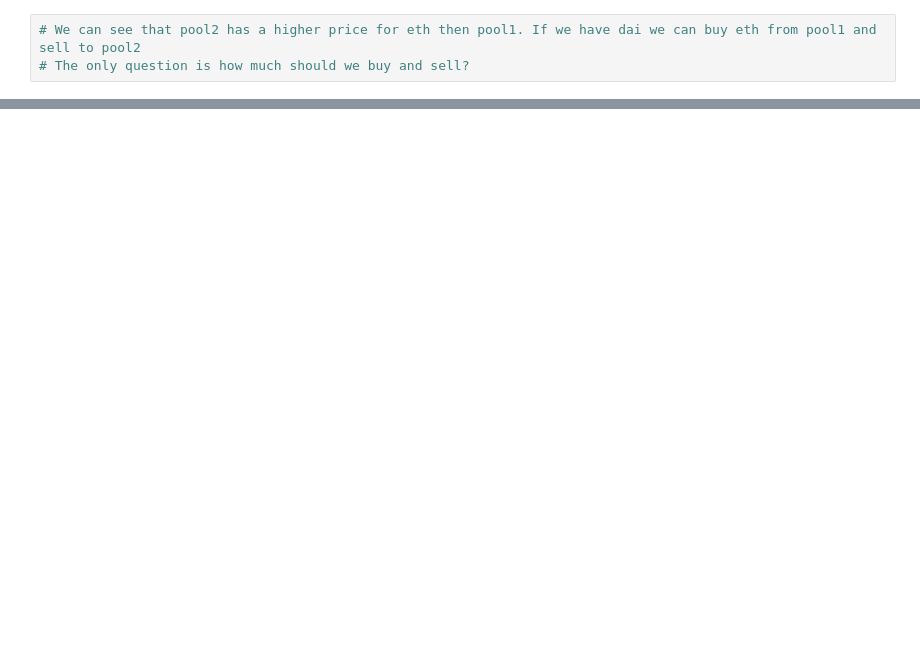
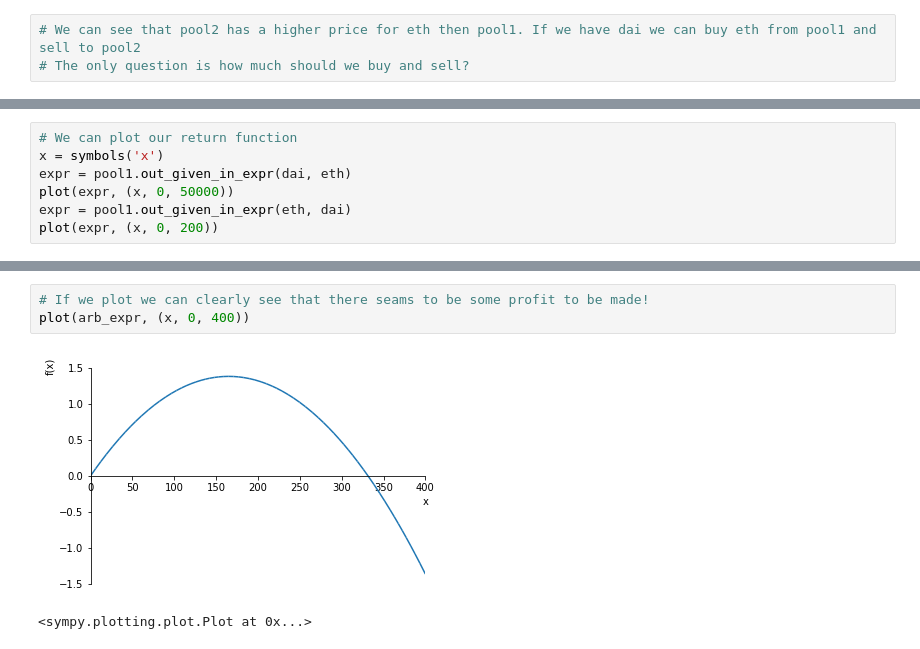
Before and after one commit to owodunni/arbie, a Jupyter notebook: example/Arbie.ipynb, the cells around one changed output, grey strips where cells are left out. Saved outputs shown, nothing was run; the diff lists cells and outputs as text; blank space fills up the shorter version.

```diff
--- a/example/Arbie.ipynb
+++ b/example/Arbie.ipynb
@@ -78,0 +26,7 @@ Text(0.5,1,'Profit graph')
+# %%
+# We can plot our return function
+x = symbols('x')
+expr = pool1.out_given_in_expr(dai, eth)
+plot(expr, (x, 0, 50000))
+expr = pool1.out_given_in_expr(eth, dai)
+plot(expr, (x, 0, 200))
@@ -78,0 +46,6 @@ Text(0.5,1,'Profit graph')
+# %%
+# If we plot we can clearly see that there seams to be some profit to be made!
+plot(arb_expr, (x, 0, 400))
+# %% [output]
+[figure, added]
+<sympy.plotting.plot.Plot at 0x...>
```
Also changed, not shown: parts of 13 cells of this notebook, 6 other files.
